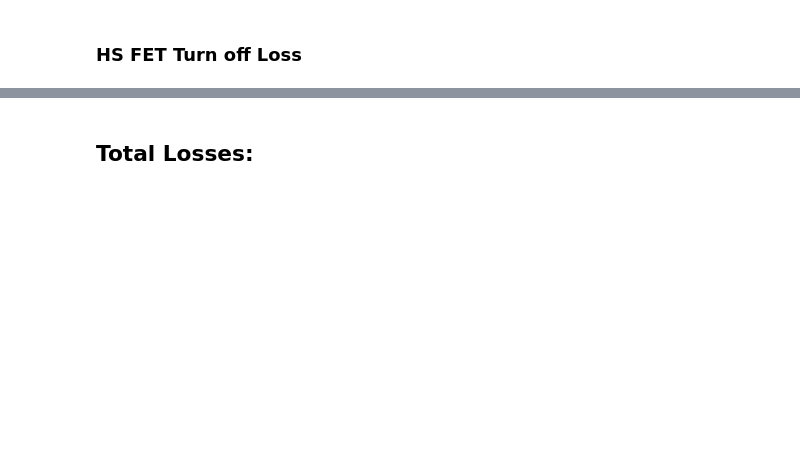
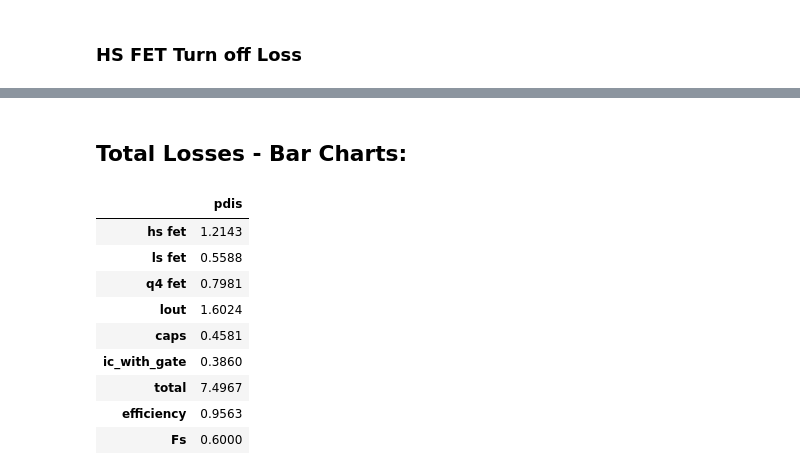
Before and after one commit to grkidwell/pdis_2or3lvl_bb, a Jupyter notebook: pdis_2or3lvl_buckboost.ipynb, the cells around one changed output, grey strips where cells are left out. Saved outputs shown, nothing was run; the diff lists cells and outputs as text; code cells hidden in the pictures; blank space fills up the shorter version.

```diff
--- a/pdis_2or3lvl_buckboost.ipynb
+++ b/pdis_2or3lvl_buckboost.ipynb
@@ -279,7 +97,24 @@ b_loss.hs_Losses_obj.fet_switch_off_obj.plot_vgs_id_vds()
 # %% [markdown]
-## Total Losses:
+## Total Losses - Bar Charts:
 # %%
 df=pd.DataFrame.from_dict(b_loss.p_totals,orient='index',columns=['pdis'])
+# %%
+def scale(x):
+    return x*1e-6
+df.loc[['Fs'],['pdis']]=df.loc[['Fs'],['pdis']].apply(scale)
+# %%
+df
+# %% [output]
+|  | pdis |
+| hs fet | 1.2143 |
+| ls fet | 0.5588 |
+| q4 fet | 0.7981 |
+| lout | 1.6024 |
+| caps | 0.4581 |
+| ic_with_gate | 0.3860 |
+| total | 7.4967 |
+| efficiency | 0.9563 |
+| Fs | 0.6000 |
 # %%
 fig=px.bar(df,orientation='h')
 fig.show()
```
Also changed, not shown: parts of 42 cells of this notebook, 2 other files.
